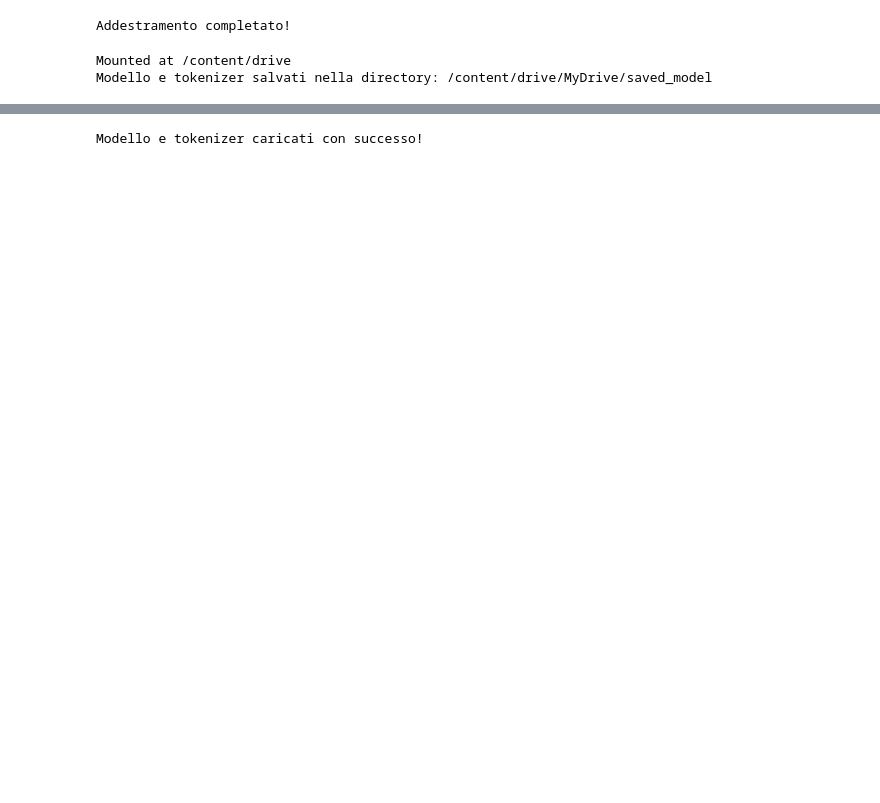
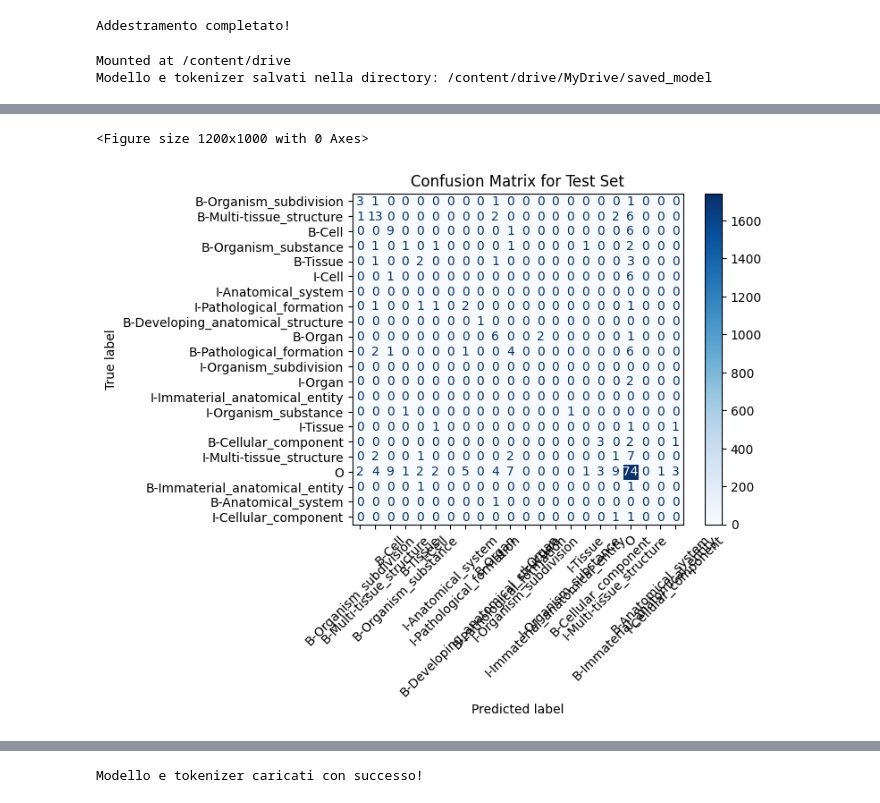
Before and after one commit to matdcp/Data-dreamers-, a Jupyter notebook: TRANSFORMER.ipynb, the cells around one changed output, grey strips where cells are left out. Saved outputs shown, nothing was run; the diff lists cells and outputs as text; code cells hidden in the pictures; blank space fills up the shorter version.

```diff
--- a/TRANSFORMER.ipynb
+++ b/TRANSFORMER.ipynb
@@ -526,0 +589,15 @@ Modello e tokenizer salvati nella directory: /content/drive/MyDrive/saved_model
+# %%
+from transformers import Trainer
+
+# Configura un nuovo Trainer per la valutazione
+trainer_fine_tuned = Trainer(
+    model=model,                              # Modello caricato
+    args=training_args,                       # Argomenti di training già configurati
+    train_dataset=tokenized_datasets["train"],  # Dataset di addestramento
+    eval_dataset=tokenized_datasets["validation"],  # Dataset di validazione
+    tokenizer=tokenizer,                      # Tokenizer caricato
+    data_collator=data_collator,              # Data collator
+    compute_metrics=compute_metrics           # Funzione per il calcolo delle metriche
+)
+
+print("Trainer configurato per la valutazione!")
@@ -526,0 +648,43 @@ Modello e tokenizer salvati nella directory: /content/drive/MyDrive/saved_model
+# %%
+from sklearn.metrics import confusion_matrix, ConfusionMatrixDisplay
+import matplotlib.pyplot as plt
+import numpy as np
+
+# Funzione per calcolare le predizioni e le etichette vere
+def get_predictions_and_labels(trainer, dataset):
+    # Ottieni predizioni dal modello
+    predictions, labels, _ = trainer.predict(dataset)
+
+    # Convertire le predizioni probabilistiche in etichette
+    predictions = np.argmax(predictions, axis=2)
+
+    # Filtra i token speciali (-100) dalle etichette
+    true_labels = [
+        [label for label in label_seq if label != -100]
+        for label_seq in labels
+    ]
+    pred_labels = [
+        [pred for pred, label in zip(pred_seq, label_seq) if label != -100]
+        for pred_seq, label_seq in zip(predictions, labels)
+    ]
+
+    # Appiattire le liste per calcolare la matrice di confusione
+    true_labels = [item for sublist in true_labels for item in sublist]
+    pred_labels = [item for sublist in pred_labels for item in sublist]
+
+    return true_labels, pred_labels
+
+# Etichette vere e predette dal test set
+true_labels, pred_labels = get_predictions_and_labels(trainer_fine_tuned, tokenized_datasets['test'])
+# Calcolare la matrice di confusione
+conf_matrix = confusion_matrix(true_labels, pred_labels, labels=list(tag2id.values()))
+
+# Mappare gli ID delle etichette ai nomi dei tag NER
+labels = [id2tag[id_] for id_ in tag2id.values()]
+# Visualizzare la matrice di confusione
+plt.figure(figsize=(12, 10))
+disp = ConfusionMatrixDisplay(confusion_matrix=conf_matrix, display_labels=labels)
+disp.plot(cmap='Blues', xticks_rotation=45)
+plt.title("Confusion Matrix for Test Set")
+plt.show()
+# %% [output]
@@ -526,0 +692,2 @@ Modello e tokenizer salvati nella directory: /content/drive/MyDrive/saved_model
+<Figure size 1200x1000 with 0 Axes>
+[figure, added]
```
Also changed, not shown: parts of 27 cells of this notebook.
